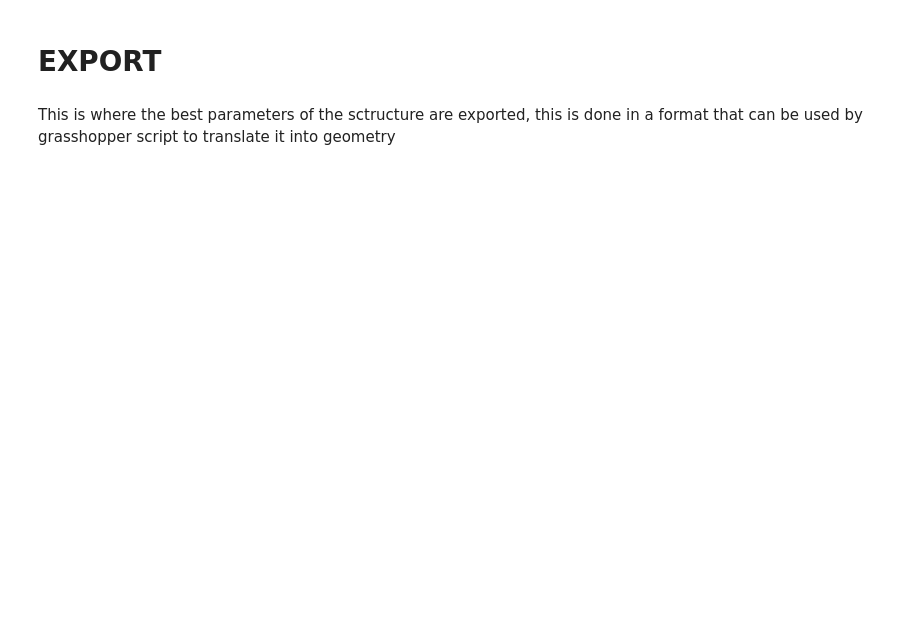
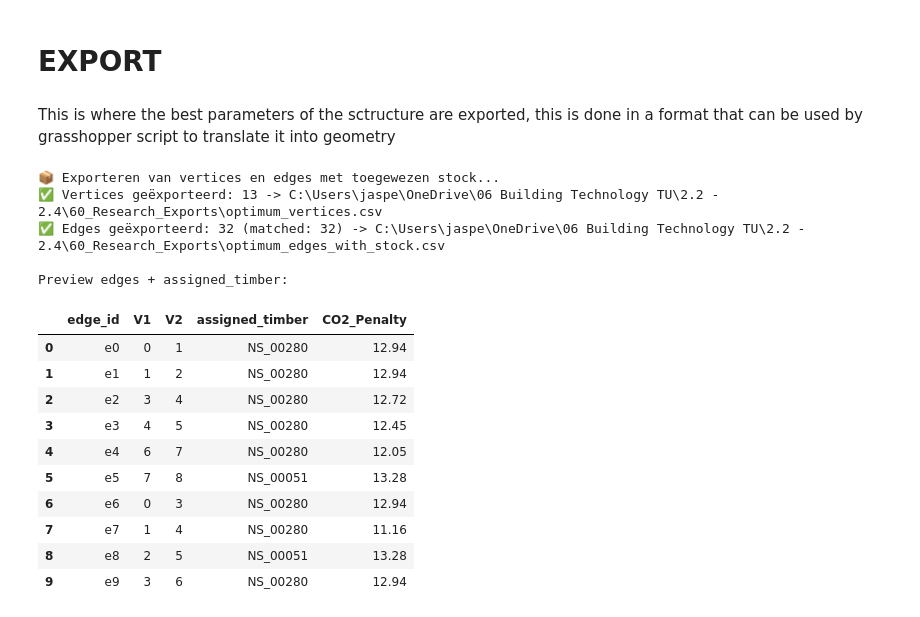
Before and after one commit to Jasp3r16/thesis_generative_timber, a Jupyter notebook: c26_27_optimizer_workflow_with_cost_and_ILP.ipynb, the cells around one changed output. Cells and saved outputs as stored; diff of their text form; code cells hidden in the pictures; blank space fills up the shorter version.

```diff
--- a/c26_27_optimizer_workflow_with_cost_and_ILP.ipynb
+++ b/c26_27_optimizer_workflow_with_cost_and_ILP.ipynb
@@ -302,7 +422,8 @@ if pulp.LpStatus[prob.status] == 'Optimal':
         for i in stock_items:
             match = (i, j)
             if match in x and x[match].varValue == 1:
-                results.append({'Slot_ID': j, 'Assigned_Stock': i, 'CO2_Penalty': round(costs[match], 2)})
+                # Gebruik dezelfde kolomnamen als in de merge-stap
+                results.append({'edge_id': j, 'assigned_timber': i, 'CO2_Penalty': round(costs[match], 2)})
 
     df_results = pd.DataFrame(results)
 
@@ -312,8 +433,6 @@ if pulp.LpStatus[prob.status] == 'Optimal':
     # 8. MERGEN MET DE ORIGINELE EDGE MATRIX
     # ==========================================
     # We gebruiken pd.merge om de nieuwe 'assigned_timber' kolom naast je bestaande V1/V2 kolommen te plakken
-    # Let op: Vervang 'df_slots' door de naam van je originele edge dataframe als die anders heet (bijv. df_opt_edges)
-
     df_final_edges = pd.merge(df_slots, df_results[['edge_id', 'assigned_timber']], on='edge_id', how='left')
 
     print("\nDefinitieve Hout-Toewijzing:")
@@ -321,7 +440,7 @@ if pulp.LpStatus[prob.status] == 'Optimal':
     print(df_results.to_string(index=False))
 
     # Optioneel: Exporteer dit naar CSV om in Grasshopper te kleuren
-    # df_results.to_csv('definitieve_toewijzing.csv', index=False)
+    # df_final_edges.to_csv('definitieve_toewijzing.csv', index=False)
 
 else:
     print("❌ Het algoritme kon geen oplossing vinden. Waarschijnlijk is je voorraad niet toereikend voor de opgevraagde constructie.")
@@ -375,0 +469,71 @@ print(f"   -> {pad_edges}")
+# %%
+# @title Export geometry + assigned stock
+import pandas as pd
+import config
+
+# ==========================================
+# 8. EXPORT VAN GEOMETRIE + MATCHING RESULTATEN
+# ==========================================
+# Parameters/keuzes
+EXPORT_PREFIX = "optimum"              # bv. "optimum", "run01", ...
+EXPORT_UNASSIGNED_AS = "UNASSIGNED"    # label voor edges zonder match
+DROP_UNASSIGNED_EDGES = False           # True = alleen gematchte edges exporteren
+
+print("\n📦 Exporteren van vertices en edges met toegewezen stock...")
+
+# --- 1) Validatie van vereiste data uit eerdere cellen ---
+required_vars = ["df_vertices", "df_edges", "df_results"]
+missing = [name for name in required_vars if name not in globals()]
+if missing:
+    raise ValueError(
+        "Deze variabelen ontbreken uit eerdere cellen: " + ", ".join(missing) +
+        ". Run eerst geometry, matching en ILP-cellen."
+    )
+
+# --- 2) Maak edge export met assigned_timber ---
+df_edges_export = df_edges.copy()
+df_edges_export = pd.merge(
+    df_edges_export,
+    df_results[["edge_id", "assigned_timber", "CO2_Penalty"]],
+    on="edge_id",
+    how="left"
+ )
+df_edges_export["assigned_timber"] = df_edges_export["assigned_timber"].fillna(EXPORT_UNASSIGNED_AS)
+df_edges_export["CO2_Penalty"] = df_edges_export["CO2_Penalty"].fillna(0)
+
+if DROP_UNASSIGNED_EDGES:
+    df_edges_export = df_edges_export[df_edges_export["assigned_timber"] != EXPORT_UNASSIGNED_AS].copy()
+
+# --- 3) Bestandspaden opbouwen ---
+pad_vertices = config.EXPORT_PATH / f"{EXPORT_PREFIX}_vertices.csv"
+pad_edges = config.EXPORT_PATH / f"{EXPORT_PREFIX}_edges_with_stock.csv"
+
+# --- 4) Exporteren ---
+df_vertices.to_csv(pad_vertices, index=False)
+df_edges_export.to_csv(pad_edges, index=False)
+
+# --- 5) Samenvatting ---
+n_total = len(df_edges_export)
+n_matched = int((df_edges_export["assigned_timber"] != EXPORT_UNASSIGNED_AS).sum())
+print(f"✅ Vertices geëxporteerd: {len(df_vertices)} -> {pad_vertices}")
+print(f"✅ Edges geëxporteerd: {n_total} (matched: {n_matched}) -> {pad_edges}")
+
+print("\nPreview edges + assigned_timber:")
+display(df_edges_export.head(10))
+# %% [output]
+📦 Exporteren van vertices en edges met toegewezen stock...
+✅ Vertices geëxporteerd: 13 -> C:\Users\jaspe\OneDrive\06 Building Technology TU\2.2 - 2.4\60_Research_Exports\optimum_vertices.csv
+✅ Edges geëxporteerd: 32 (matched: 32) -> C:\Users\jaspe\OneDrive\06 Building Technology TU\2.2 - 2.4\60_Research_Exports\optimum_edges_with_stock.csv
+
+Preview edges + assigned_timber:
+|  | edge_id | V1 | V2 | assigned_timber | CO2_Penalty |
+| 0 | e0 | 0 | 1 | NS_00280 | 12.94 |
+| 1 | e1 | 1 | 2 | NS_00280 | 12.94 |
+| 2 | e2 | 3 | 4 | NS_00280 | 12.72 |
+| 3 | e3 | 4 | 5 | NS_00280 | 12.45 |
+| 4 | e4 | 6 | 7 | NS_00280 | 12.05 |
+| 5 | e5 | 7 | 8 | NS_00051 | 13.28 |
+| 6 | e6 | 0 | 3 | NS_00280 | 12.94 |
+| 7 | e7 | 1 | 4 | NS_00280 | 11.16 |
+| 8 | e8 | 2 | 5 | NS_00051 | 13.28 |
+| 9 | e9 | 3 | 6 | NS_00280 | 12.94 |
```
Also changed, not shown: parts of 13 cells of this notebook, 3 other files.
